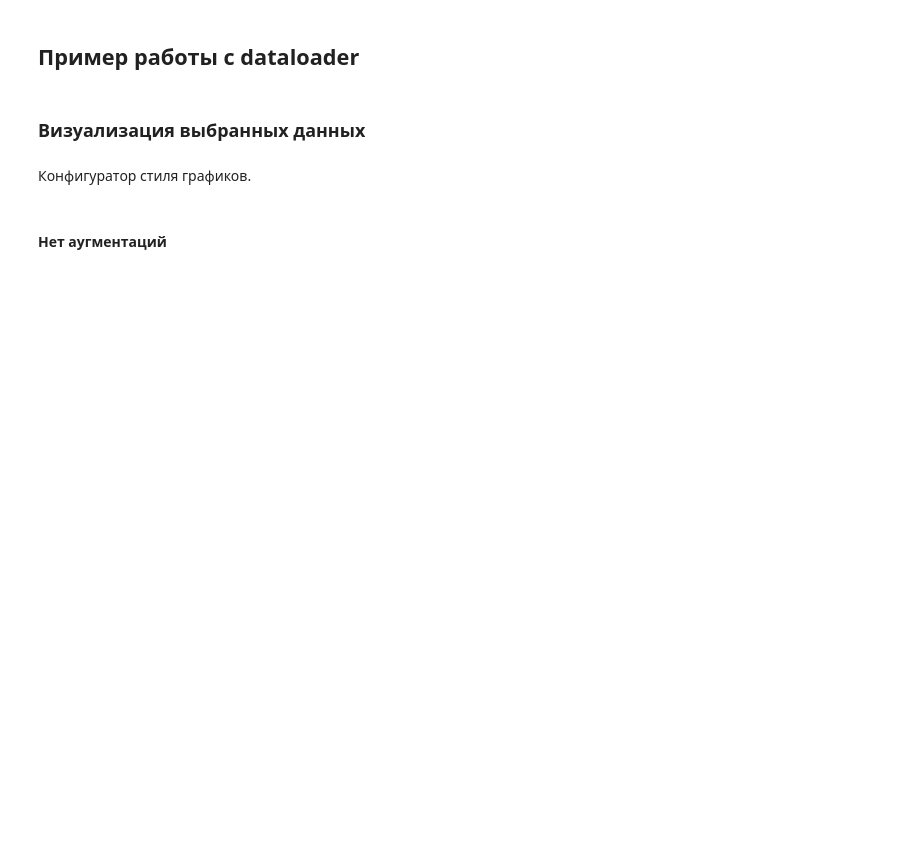
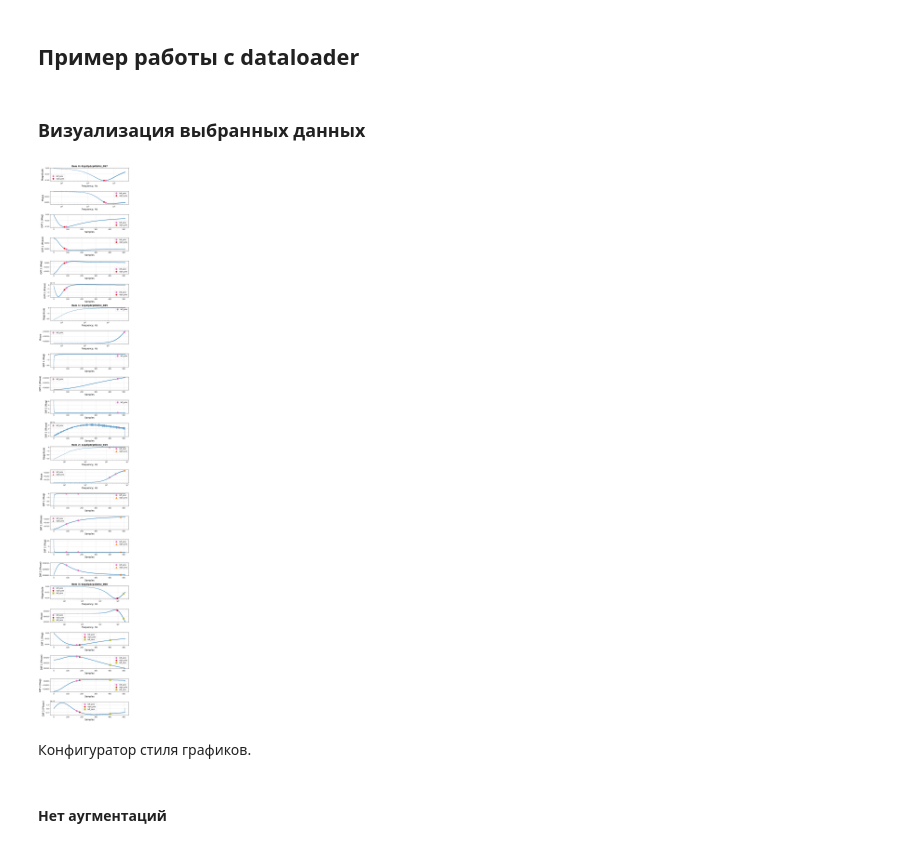
Before and after one commit to romangorbunov91/zeros-poles-masks, a Jupyter notebook: debug_notebook.ipynb, the cells around one changed output. Cells and saved outputs as stored; diff of their text form; code cells hidden in the pictures; blank space fills up the shorter version.

```diff
--- a/debug_notebook.ipynb
+++ b/debug_notebook.ipynb
@@ -99,3 +159,18 @@ samples = np.random.choice(samples_full, size=N_samples, replace=False).tolist()
+# %%
+dataset = ZerosPolesDataset(
+    dataset_dir = dataset_dir,
+    split = configer['split'],
+    samples=samples
+)
+
+plot_responses(
+    dataset_to_plot=dataset,
+    samples_list=samples,
+    N_plot_samples=4,
+    plot_config=PLOT_CONFIG,
+    save_path=Path('./readme_img/dataset_samples.png'))
+# %% [output]
+[figure, added]
 # %%
 from utils.plot_functions import plot_frequency_responses
 # %% [markdown]
```
Also changed, not shown: parts of 8 cells of this notebook, 1 other file.
